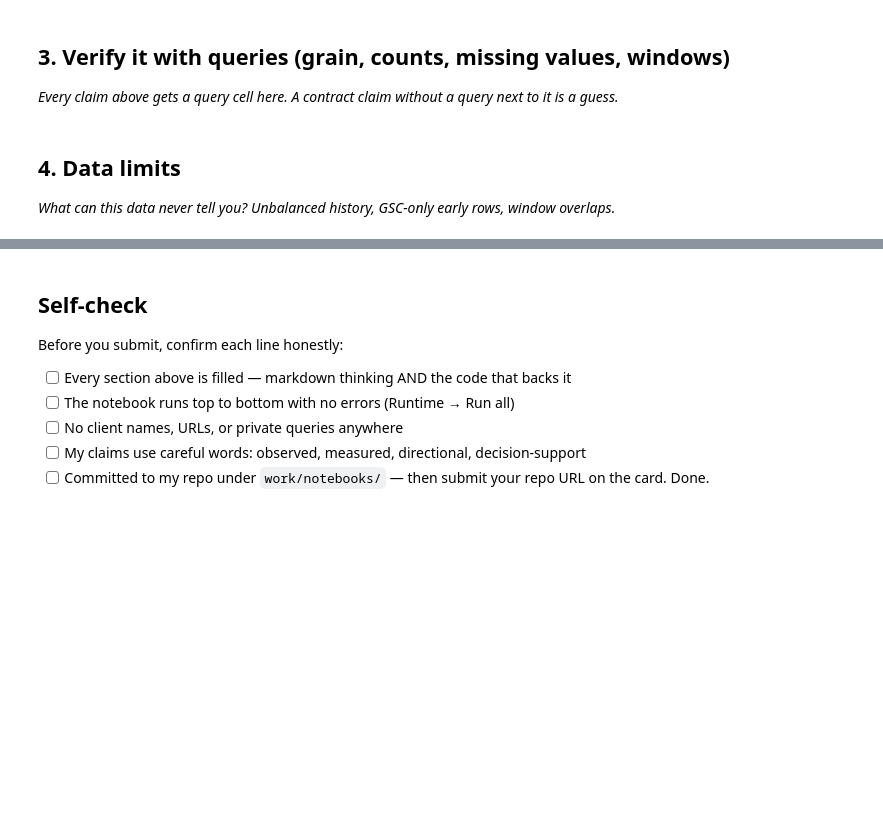
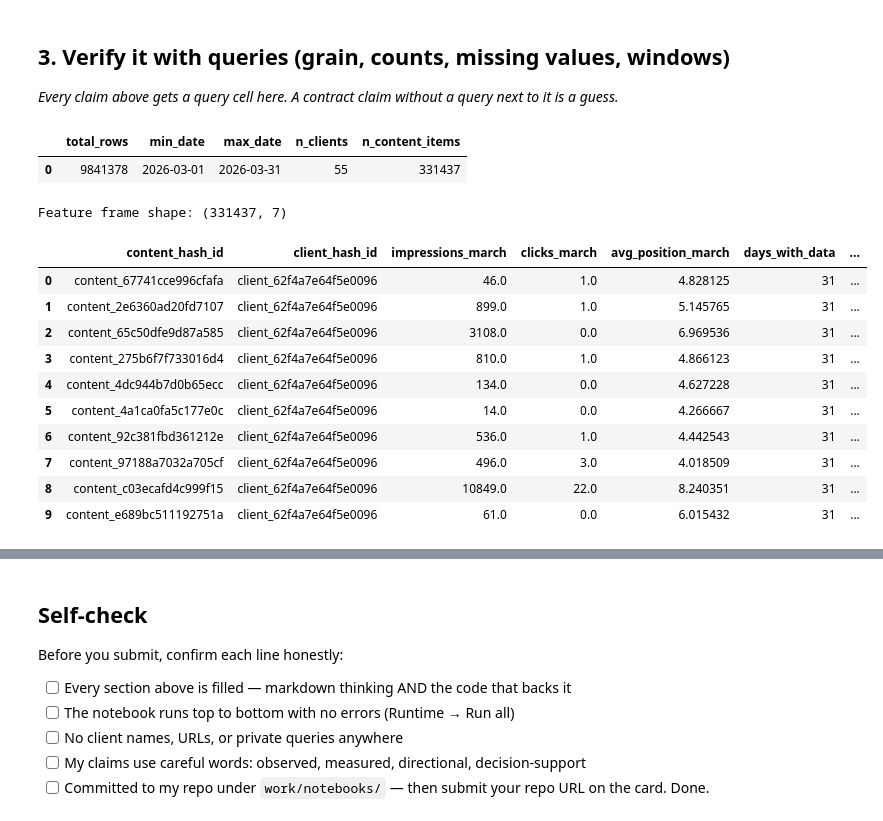
Before and after one commit to abbas-707/FlyRank-Internship, a Jupyter notebook: work/notebooks/w03_data_contract.ipynb, the cells around one changed output, grey strips where cells are left out. Drawn from its saved outputs; the diff is of its cells as text; code cells hidden in the pictures; blank space fills up the shorter version.

```diff
--- a/work/notebooks/w03_data_contract.ipynb
+++ b/work/notebooks/w03_data_contract.ipynb
@@ -22,0 +27,15 @@ This skeleton is yours to fill. Work the sections **in order** — each one has
+# %%
+import duckdb
+from google.colab import userdata
+
+hf_token = userdata.get('HF_TOKEN')
+
+con = duckdb.connect()
+con.sql(f"CREATE SECRET hf_token (TYPE huggingface, TOKEN '{hf_token}');")
+
+# Quick test: list what's in the release
+con.sql("""
+SELECT *
+FROM 'hf://datasets/FlyRank/internship-warehouse/dim_clients.parquet'
+LIMIT 5
+""").show()
@@ -30,4 +132,0 @@ This skeleton is yours to fill. Work the sections **in order** — each one has
-# %% [markdown]
-## 4. Data limits
-
-*What can this data never tell you? Unbalanced history, GSC-only early rows, window overlaps.*
@@ -36,0 +133,46 @@ This skeleton is yours to fill. Work the sections **in order** — each one has
+# %%
+# Row count and date span for the March slice
+slice_summary = con.sql("""
+    SELECT
+        COUNT(*) AS total_rows,
+        MIN(report_date) AS min_date,
+        MAX(report_date) AS max_date,
+        COUNT(DISTINCT client_hash_id) AS n_clients,
+        COUNT(DISTINCT content_hash_id) AS n_content_items
+    FROM 'hf://datasets/FlyRank/internship-warehouse/fact_content_daily_performance/month=2026-03/*.parquet'
+""").df()
+
+slice_summary
+# %% [output]
+|  | total_rows | min_date | max_date | n_clients | n_content_items |
+| 0 | 9841378 | 2026-03-01 | 2026-03-31 | 55 | 331437 |
+# %%
+# Build a 5-feature frame, one row per content item, using March data only
+feature_frame = con.sql("""
+    SELECT
+        content_hash_id,
+        client_hash_id,
+        SUM(gsc_impressions) AS impressions_march,
+        SUM(gsc_clicks) AS clicks_march,
+        AVG(gsc_avg_position) AS avg_position_march,
+        COUNT(DISTINCT report_date) AS days_with_data,
+        SUM(CASE WHEN ga4_data_available THEN ga4_sessions ELSE NULL END) AS sessions_march
+    FROM 'hf://datasets/FlyRank/internship-warehouse/fact_content_daily_performance/month=2026-03/*.parquet'
+    GROUP BY content_hash_id, client_hash_id
+""").df()
+
+print("Feature frame shape:", feature_frame.shape)
+feature_frame.head(10)
+# %% [output]
+Feature frame shape: (331437, 7)
+|  | content_hash_id | client_hash_id | impressions_march | clicks_march | avg_position_march | days_with_data | ... |
+| 0 | content_67741cce996cfafa | client_62f4a7e64f5e0096 | 46.0 | 1.0 | 4.828125 | 31 | ... |
+| 1 | content_2e6360ad20fd7107 | client_62f4a7e64f5e0096 | 899.0 | 1.0 | 5.145765 | 31 | ... |
+| 2 | content_65c50dfe9d87a585 | client_62f4a7e64f5e0096 | 3108.0 | 0.0 | 6.969536 | 31 | ... |
+| 3 | content_275b6f7f733016d4 | client_62f4a7e64f5e0096 | 810.0 | 1.0 | 4.866123 | 31 | ... |
+| 4 | content_4dc944b7d0b65ecc | client_62f4a7e64f5e0096 | 134.0 | 0.0 | 4.627228 | 31 | ... |
+| 5 | content_4a1ca0fa5c177e0c | client_62f4a7e64f5e0096 | 14.0 | 0.0 | 4.266667 | 31 | ... |
+| 6 | content_92c381fbd361212e | client_62f4a7e64f5e0096 | 536.0 | 1.0 | 4.442543 | 31 | ... |
+| 7 | content_97188a7032a705cf | client_62f4a7e64f5e0096 | 496.0 | 3.0 | 4.018509 | 31 | ... |
+| 8 | content_c03ecafd4c999f15 | client_62f4a7e64f5e0096 | 10849.0 | 22.0 | 8.240351 | 31 | ... |
+| 9 | content_e689bc511192751a | client_62f4a7e64f5e0096 | 61.0 | 0.0 | 6.015432 | 31 | ... |
```
Also changed, not shown: parts of 21 cells of this notebook.
